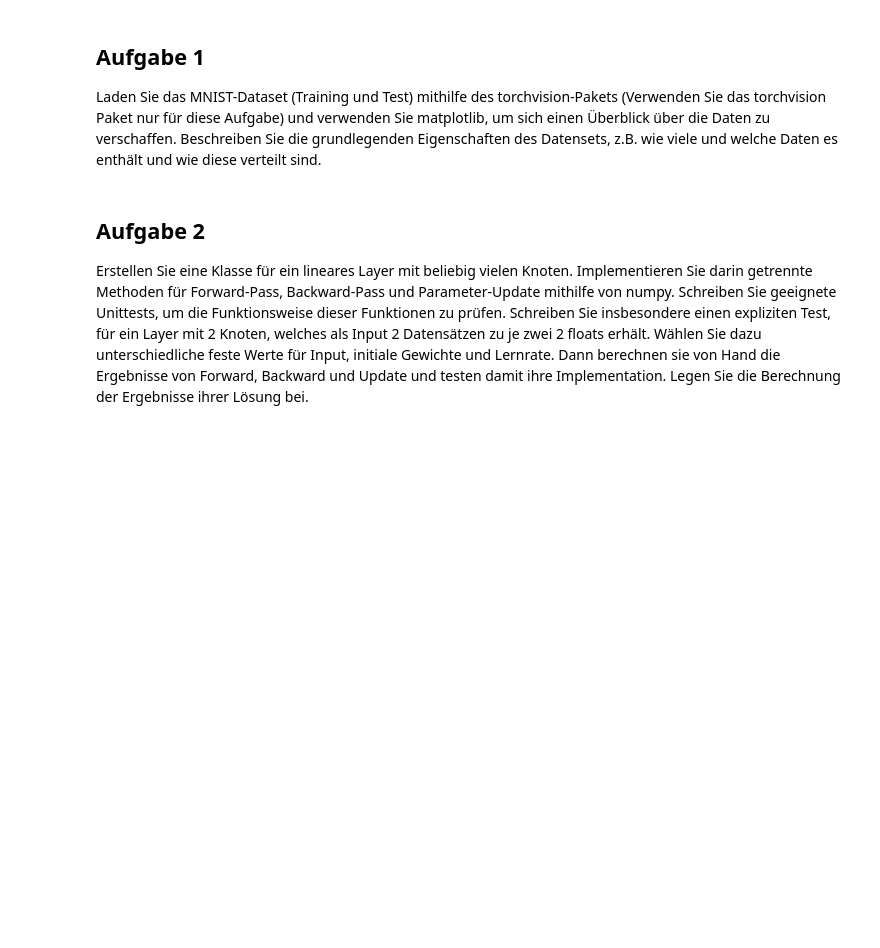
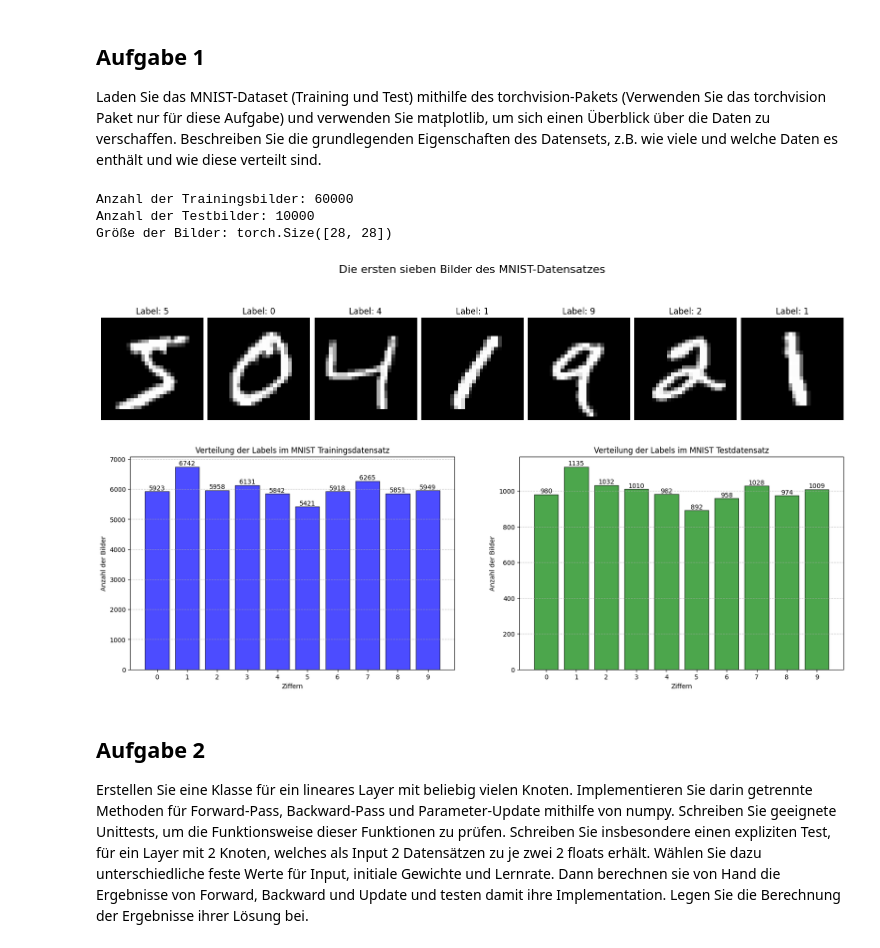
Before and after one commit to Giide0n/vana-assignement, a Jupyter notebook: gradient-descent.ipynb, the cells around one changed output. Cells and saved outputs as stored; diff of their text form; code cells hidden in the pictures; blank space fills up the shorter version.

```diff
--- a/gradient-descent.ipynb
+++ b/gradient-descent.ipynb
@@ -11,6 +10,57 @@ from torchvision.datasets import MNIST
 ## Aufgabe 1
 
 Laden Sie das MNIST-Dataset (Training und Test) mithilfe des torchvision-Pakets (Verwenden Sie das torchvision Paket nur für diese Aufgabe) und verwenden Sie matplotlib, um sich einen Überblick über die Daten zu verschaffen. Beschreiben Sie die grundlegenden Eigenschaften des Datensets, z.B. wie viele und welche Daten es enthält und wie diese verteilt sind.
+# %%
+mnist_train = MNIST(root='./data', train=True, download=True, transform=transform)
+mnist_test = MNIST(root='./data', train=False, download=True, transform=transform)
+
+train_data = mnist_train.data
+train_labels = mnist_train.targets.numpy()
+test_data = mnist_test.data
+test_labels = mnist_test.targets.numpy()
+
+print(f'Anzahl der Trainingsbilder: {len(train_data)}')
+print(f'Anzahl der Testbilder: {len(test_data)}')
+print(f'Größe der Bilder: {train_data[0].shape}')
+
+# Example images
+
+fig, axes = plt.subplots(1, 7, figsize=(15, 4), constrained_layout=True)
+for i, ax in enumerate(axes):
+    ax.imshow(train_data[i], cmap='gray')
+    ax.title.set_text(f'Label: {train_labels[i]}')
+    ax.axis('off')
+plt.suptitle('Die ersten sieben Bilder des MNIST-Datensatzes', fontsize=16)
+
+# Distribution of the Data
+
+fig, axes = plt.subplots(1, 2, figsize=(20, 6))
+train_counts = np.bincount(train_labels)
+test_counts = np.bincount(test_labels)
+
+bars_train = axes[0].bar(np.arange(10), train_counts, color='blue', alpha=0.7, edgecolor='black')
+axes[0].set_title('Verteilung der Labels im MNIST Trainingsdatensatz')
+axes[0].set_xlabel('Ziffern')
+axes[0].set_ylabel('Anzahl der Bilder')
+axes[0].bar_label(bars_train)
+axes[0].set_xticks(np.arange(10))
+axes[0].grid(axis='y', linestyle='--', alpha=0.7)
+
+bars_test = axes[1].bar(np.arange(10), test_counts, color='green', alpha=0.7, edgecolor='black')
+axes[1].set_title('Verteilung der Labels im MNIST Testdatensatz')
+axes[1].set_xlabel('Ziffern')
+axes[1].set_ylabel('Anzahl der Bilder')
+axes[1].bar_label(bars_test)
+axes[1].set_xticks(np.arange(10))
+axes[1].grid(axis='y', linestyle='--', alpha=0.7)
+
+plt.show()
+# %% [output]
+Anzahl der Trainingsbilder: 60000
+Anzahl der Testbilder: 10000
+Größe der Bilder: torch.Size([28, 28])
+[figure, added]
+[figure, added]
 # %% [markdown]
 ## Aufgabe 2
 
```
Also changed, not shown: parts of 1 cell of this notebook.
